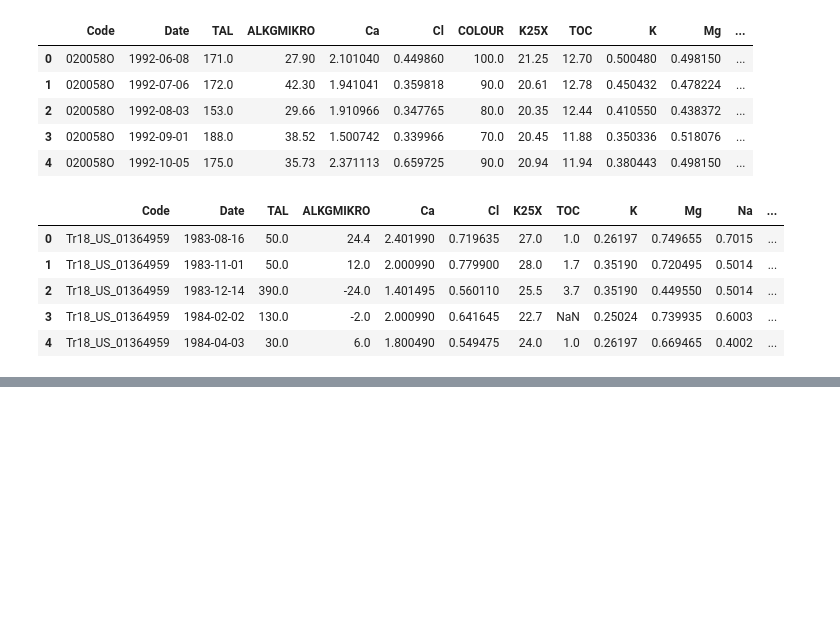
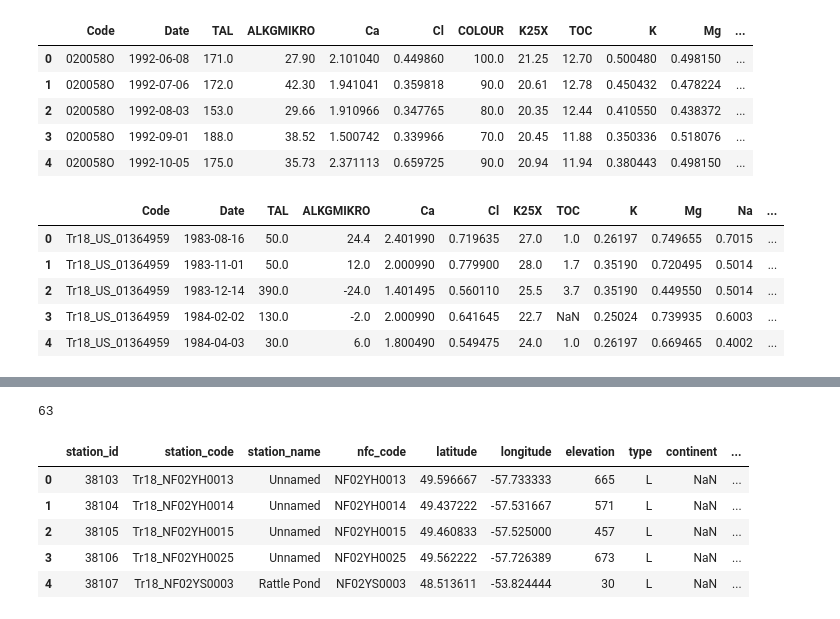
Before and after one commit to JamesSample/icpw, a Jupyter notebook: toc_trends_oct_2018_part1.ipynb, the cells around one changed output, grey strips where cells are left out. Cells and saved outputs as stored; diff of their text form; code cells hidden in the pictures; blank space fills up the shorter version.

```diff
--- a/toc_trends_oct_2018_part1.ipynb
+++ b/toc_trends_oct_2018_part1.ipynb
@@ -665,0 +680,19 @@ Finally, Suzanne Couture highlighted a method change for the Quebec sites that t
+# %%
+# Read summary info
+in_xlsx = (r'../../../TOC_Trends_Analysis_2015'
+           r'/update_autumn_2018/toc_trends_oct18_stations.xlsx')
+stn_df = pd.read_excel(in_xlsx, sheet_name='Data')
+
+# Just NF and NS
+nf_ns_df = stn_df.query('subregion in ("New Foundland", "Nova Scotia")')
+
+print(len(nf_ns_df))
+nf_ns_df.head()
+# %% [output]
+63
+|  | station_id | station_code | station_name | nfc_code | latitude | longitude | elevation | type | continent | ... |
+| 0 | 38103 | Tr18_NF02YH0013 | Unnamed | NF02YH0013 | 49.596667 | -57.733333 | 665 | L | NaN | ... |
+| 1 | 38104 | Tr18_NF02YH0014 | Unnamed | NF02YH0014 | 49.437222 | -57.531667 | 571 | L | NaN | ... |
+| 2 | 38105 | Tr18_NF02YH0015 | Unnamed | NF02YH0015 | 49.460833 | -57.525000 | 457 | L | NaN | ... |
+| 3 | 38106 | Tr18_NF02YH0025 | Unnamed | NF02YH0025 | 49.562222 | -57.726389 | 673 | L | NaN | ... |
+| 4 | 38107 | Tr18_NF02YS0003 | Rattle Pond | NF02YS0003 | 48.513611 | -53.824444 | 30 | L | NaN | ... |
```
Also changed, not shown: parts of 7 cells of this notebook.
